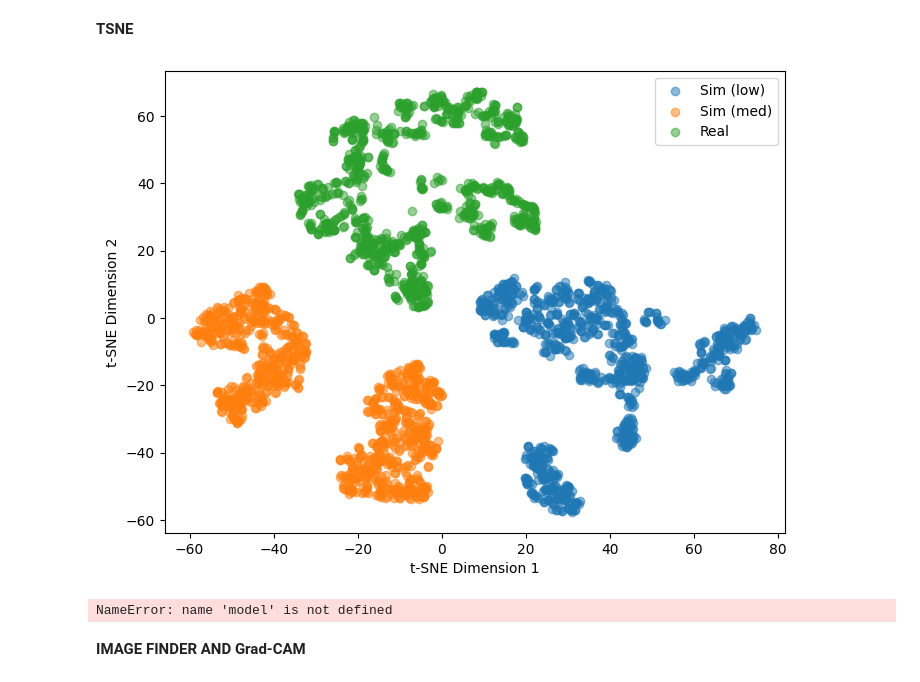
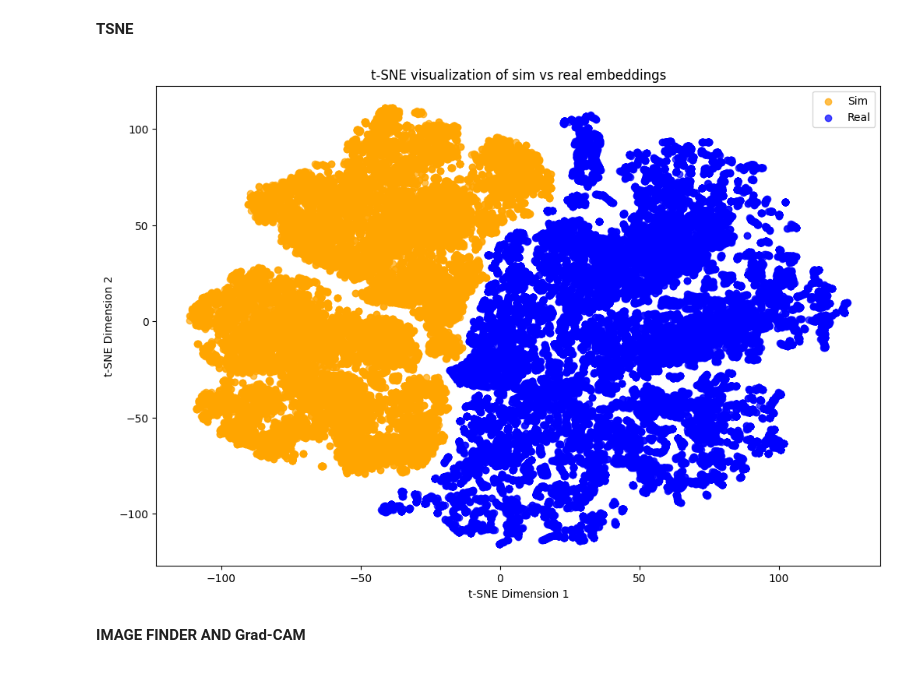
Before and after one commit to yyardi/Bridging-the-Sim2Real-Gap, a Jupyter notebook: notebooks/Compiled_models.ipynb, the cells around one changed output. Drawn from its saved outputs; the diff is of its cells as text; code cells hidden in the pictures.

```diff
--- a/notebooks/Compiled_models.ipynb
+++ b/notebooks/Compiled_models.ipynb
@@ -153,30 +149,19 @@ def output():
 model_output_dim = output()
 # %% [markdown]
 **TSNE**
-# %%
-from src.models.tsne import generate_embeddings, plot_tsne
-
-# Generate embeddings
-sim1_embeddings, sim2_embeddings, real_embeddings = generate_embeddings(
-    model,
-    sim1_imgs,
-    sim2_imgs,
-    real_imgs,
-    model_output_dim,
-    num_samples=1000,
-    batch_size=200,
-    selected_model_name="ResNet18",
-)
-
-# Plot t-SNE
-plot_tsne(sim1_embeddings, sim2_embeddings, real_embeddings, num_samples=1000)
-# %% [output]
-[figure, removed]
-# %%
-print(model)  # or print(model.module) if using DataParallel
-print("hello world")
-# %% [output]
-NameError: name 'model' is not defined
+# %%
+from src.models.tsne import plot_tsne
+
+file_path = "/home/ubuntu/semrep/embeddings/encoders/dinov2.npz"
+
+dataset = np.load(file_path)
+embeddings = dataset["embeddings"]
+domain_labels = dataset["dataset_flag"]
+
+# Plot t-SNE
+plot_tsne(embeddings, domain_labels)
+# %% [output]
+[figure, added]
 # %% [markdown]
 **IMAGE FINDER AND Grad-CAM**
 # %%
```
Also changed, not shown: parts of 10 cells of this notebook, 9 other files.
